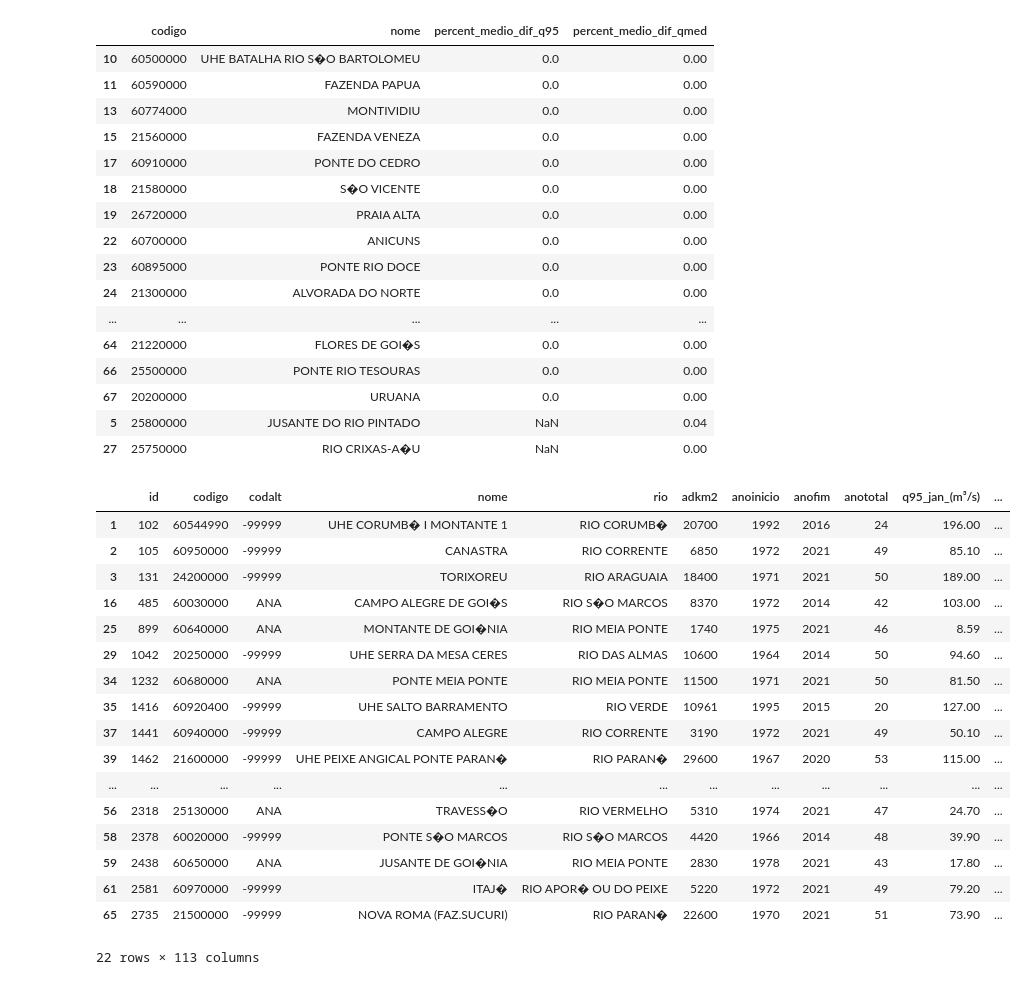
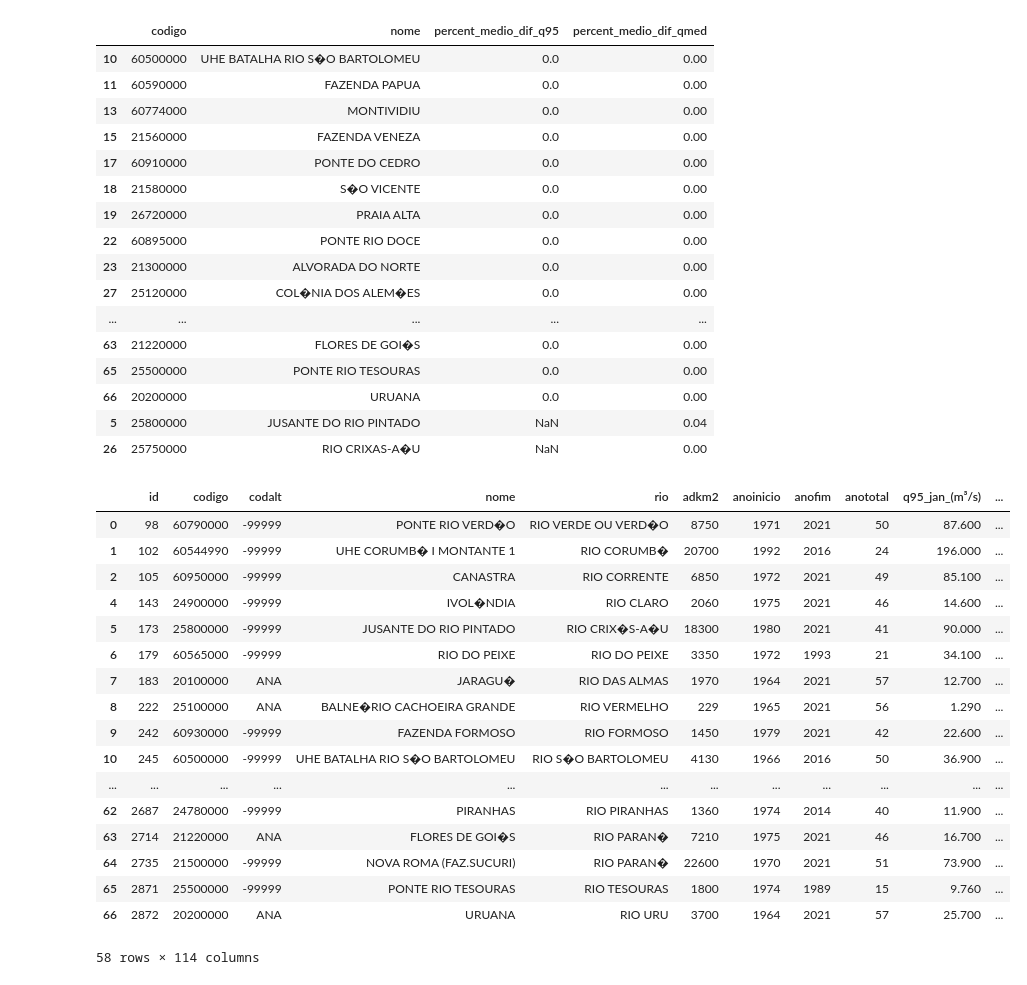
Before and after one commit to cardosomatheuss/automacoes_sig, a Jupyter notebook: estacoes_data_to_points/comparacao_medido_estimado.ipynb, the cells around one changed output. Drawn from its saved outputs; the diff is of its cells as text; code cells hidden in the pictures.

```diff
--- a/estacoes_data_to_points/comparacao_medido_estimado.ipynb
+++ b/estacoes_data_to_points/comparacao_medido_estimado.ipynb
@@ -4,6 +12,6 @@ import geopandas as gpd
 # %%
-estacoes = gpd.read_file('D:\\matheus.cgomes\\Documentos\\GitHub\\gis_automations\\data\\69_estacoes_vazoes.gpkg')
-trechos = gpd.read_file('D:\\matheus.cgomes\\Documentos\\GitHub\\gis_automations\\data\\bho_q95_qmed_correc_29-05-2024_final_poligonos.gpkg')
+estacoes = gpd.read_file('D:\\matheus.cgomes\\Documentos\\GitHub\\gis_automations\\data\\68_estacoes_vazoes.gpkg')
+trechos = gpd.read_file('D:\\matheus.cgomes\\Documentos\\GitHub\\gis_automations\\data\\bho_q95_qmed_correc_03-06-2024_final_poligonos.gpkg')
 # %%
 sjoin_estacoes = gpd.sjoin(estacoes,trechos,how='inner')
 # %%
@@ -132,38 +140,38 @@ ordered.tail(33)
 | 17 | 60910000 | PONTE DO CEDRO | 0.0 | 0.00 |
 | 18 | 21580000 | S�O VICENTE | 0.0 | 0.00 |
 | 19 | 26720000 | PRAIA ALTA | 0.0 | 0.00 |
-| 22 | 60700000 | ANICUNS | 0.0 | 0.00 |
-| 23 | 60895000 | PONTE RIO DOCE | 0.0 | 0.00 |
-| 24 | 21300000 | ALVORADA DO NORTE | 0.0 | 0.00 |
+| 22 | 60895000 | PONTE RIO DOCE | 0.0 | 0.00 |
+| 23 | 21300000 | ALVORADA DO NORTE | 0.0 | 0.00 |
+| 27 | 25120000 | COL�NIA DOS ALEM�ES | 0.0 | 0.00 |
 | ... | ... | ... | ... | ... |
-| 64 | 21220000 | FLORES DE GOI�S | 0.0 | 0.00 |
-| 66 | 25500000 | PONTE RIO TESOURAS | 0.0 | 0.00 |
-| 67 | 20200000 | URUANA | 0.0 | 0.00 |
+| 63 | 21220000 | FLORES DE GOI�S | 0.0 | 0.00 |
+| 65 | 25500000 | PONTE RIO TESOURAS | 0.0 | 0.00 |
+| 66 | 20200000 | URUANA | 0.0 | 0.00 |
 | 5 | 25800000 | JUSANTE DO RIO PINTADO | NaN | 0.04 |
-| 27 | 25750000 | RIO CRIXAS-A�U | NaN | 0.00 |
+| 26 | 25750000 | RIO CRIXAS-A�U | NaN | 0.00 |
 # %%
 filtro1 = sjoin_estacoes['percent_medio_dif_q95']>0
-filtro2 = ((sjoin_estacoes['percent_dif_q95_jan']<0) | (sjoin_estacoes['percent_dif_q95_fev']<0) |(sjoin_estacoes['percent_dif_q95_mar']<0) |
-           (sjoin_estacoes['percent_dif_q95_abr']<0) |(sjoin_estacoes['percent_dif_q95_mai']<0) |(sjoin_estacoes['percent_dif_q95_jun']<0) |
-           (sjoin_estacoes['percent_dif_q95_jul']<0) |(sjoin_estacoes['percent_dif_q95_ago']<0) |(sjoin_estacoes['percent_dif_q95_set']<0) |
-           (sjoin_estacoes['percent_dif_q95_out']<0) |(sjoin_estacoes['percent_dif_q95_nov']<0) |(sjoin_estacoes['percent_dif_q95_dez']<0))
+filtro2 = ((sjoin_estacoes['percent_dif_q95_jan']>10) | (sjoin_estacoes['percent_dif_q95_fev']>10) |(sjoin_estacoes['percent_dif_q95_mar']>10) |
+           (sjoin_estacoes['percent_dif_q95_abr']>10) |(sjoin_estacoes['percent_dif_q95_mai']>10) |(sjoin_estacoes['percent_dif_q95_jun']>10) |
+           (sjoin_estacoes['percent_dif_q95_jul']>10) |(sjoin_estacoes['percent_dif_q95_ago']>10) |(sjoin_estacoes['percent_dif_q95_set']>10) |
+           (sjoin_estacoes['percent_dif_q95_out']>10) |(sjoin_estacoes['percent_dif_q95_nov']>10) |(sjoin_estacoes['percent_dif_q95_dez']>10))
 sjoin_estacoes.loc[filtro2]
 # %% [output]
 |  | id | codigo | codalt | nome | rio | adkm2 | anoinicio | anofim | anototal | q95_jan_(m³/s) | ... |
-| 1 | 102 | 60544990 | -99999 | UHE CORUMB� I MONTANTE 1 | RIO CORUMB� | 20700 | 1992 | 2016 | 24 | 196.00 | ... |
-| 2 | 105 | 60950000 | -99999 | CANASTRA | RIO CORRENTE | 6850 | 1972 | 2021 | 49 | 85.10 | ... |
-| 3 | 131 | 24200000 | -99999 | TORIXOREU | RIO ARAGUAIA | 18400 | 1971 | 2021 | 50 | 189.00 | ... |
-| 16 | 485 | 60030000 | ANA | CAMPO ALEGRE DE GOI�S | RIO S�O MARCOS | 8370 | 1972 | 2014 | 42 | 103.00 | ... |
-| 25 | 899 | 60640000 | ANA | MONTANTE DE GOI�NIA | RIO MEIA PONTE | 1740 | 1975 | 2021 | 46 | 8.59 | ... |
-| 29 | 1042 | 20250000 | -99999 | UHE SERRA DA MESA CERES | RIO DAS ALMAS | 10600 | 1964 | 2014 | 50 | 94.60 | ... |
-| 34 | 1232 | 60680000 | ANA | PONTE MEIA PONTE | RIO MEIA PONTE | 11500 | 1971 | 2021 | 50 | 81.50 | ... |
-| 35 | 1416 | 60920400 | -99999 | UHE SALTO BARRAMENTO | RIO VERDE | 10961 | 1995 | 2015 | 20 | 127.00 | ... |
-| 37 | 1441 | 60940000 | -99999 | CAMPO ALEGRE | RIO CORRENTE | 3190 | 1972 | 2021 | 49 | 50.10 | ... |
-| 39 | 1462 | 21600000 | -99999 | UHE PEIXE ANGICAL PONTE PARAN� | RIO PARAN� | 29600 | 1967 | 2020 | 53 | 115.00 | ... |
+| 0 | 98 | 60790000 | -99999 | PONTE RIO VERD�O | RIO VERDE OU VERD�O | 8750 | 1971 | 2021 | 50 | 87.600 | ... |
+| 1 | 102 | 60544990 | -99999 | UHE CORUMB� I MONTANTE 1 | RIO CORUMB� | 20700 | 1992 | 2016 | 24 | 196.000 | ... |
+| 2 | 105 | 60950000 | -99999 | CANASTRA | RIO CORRENTE | 6850 | 1972 | 2021 | 49 | 85.100 | ... |
+| 4 | 143 | 24900000 | -99999 | IVOL�NDIA | RIO CLARO | 2060 | 1975 | 2021 | 46 | 14.600 | ... |
+| 5 | 173 | 25800000 | -99999 | JUSANTE DO RIO PINTADO | RIO CRIX�S-A�U | 18300 | 1980 | 2021 | 41 | 90.000 | ... |
+| 6 | 179 | 60565000 | -99999 | RIO DO PEIXE | RIO DO PEIXE | 3350 | 1972 | 1993 | 21 | 34.100 | ... |
+| 7 | 183 | 20100000 | ANA | JARAGU� | RIO DAS ALMAS | 1970 | 1964 | 2021 | 57 | 12.700 | ... |
+| 8 | 222 | 25100000 | ANA | BALNE�RIO CACHOEIRA GRANDE | RIO VERMELHO | 229 | 1965 | 2021 | 56 | 1.290 | ... |
+| 9 | 242 | 60930000 | -99999 | FAZENDA FORMOSO | RIO FORMOSO | 1450 | 1979 | 2021 | 42 | 22.600 | ... |
+| 10 | 245 | 60500000 | -99999 | UHE BATALHA RIO S�O BARTOLOMEU | RIO S�O BARTOLOMEU | 4130 | 1966 | 2016 | 50 | 36.900 | ... |
 | ... | ... | ... | ... | ... | ... | ... | ... | ... | ... | ... | ... |
-| 56 | 2318 | 25130000 | ANA | TRAVESS�O | RIO VERMELHO | 5310 | 1974 | 2021 | 47 | 24.70 | ... |
-| 58 | 2378 | 60020000 | -99999 | PONTE S�O MARCOS | RIO S�O MARCOS | 4420 | 1966 | 2014 | 48 | 39.90 | ... |
-| 59 | 2438 | 60650000 | ANA | JUSANTE DE GOI�NIA | RIO MEIA PONTE | 2830 | 1978 | 2021 | 43 | 17.80 | ... |
-| 61 | 2581 | 60970000 | -99999 | ITAJ� | RIO APOR� OU DO PEIXE | 5220 | 1972 | 2021 | 49 | 79.20 | ... |
-| 65 | 2735 | 21500000 | -99999 | NOVA ROMA (FAZ.SUCURI) | RIO PARAN� | 22600 | 1970 | 2021 | 51 | 73.90 | ... |
+| 62 | 2687 | 24780000 | -99999 | PIRANHAS | RIO PIRANHAS | 1360 | 1974 | 2014 | 40 | 11.900 | ... |
+| 63 | 2714 | 21220000 | ANA | FLORES DE GOI�S | RIO PARAN� | 7210 | 1975 | 2021 | 46 | 16.700 | ... |
+| 64 | 2735 | 21500000 | -99999 | NOVA ROMA (FAZ.SUCURI) | RIO PARAN� | 22600 | 1970 | 2021 | 51 | 73.900 | ... |
+| 65 | 2871 | 25500000 | -99999 | PONTE RIO TESOURAS | RIO TESOURAS | 1800 | 1974 | 1989 | 15 | 9.760 | ... |
+| 66 | 2872 | 20200000 | ANA | URUANA | RIO URU | 3700 | 1964 | 2021 | 57 | 25.700 | ... |
-22 rows × 113 columns
+58 rows × 114 columns
```
Also changed, not shown: parts of 5 cells of this notebook, 12 other files.
